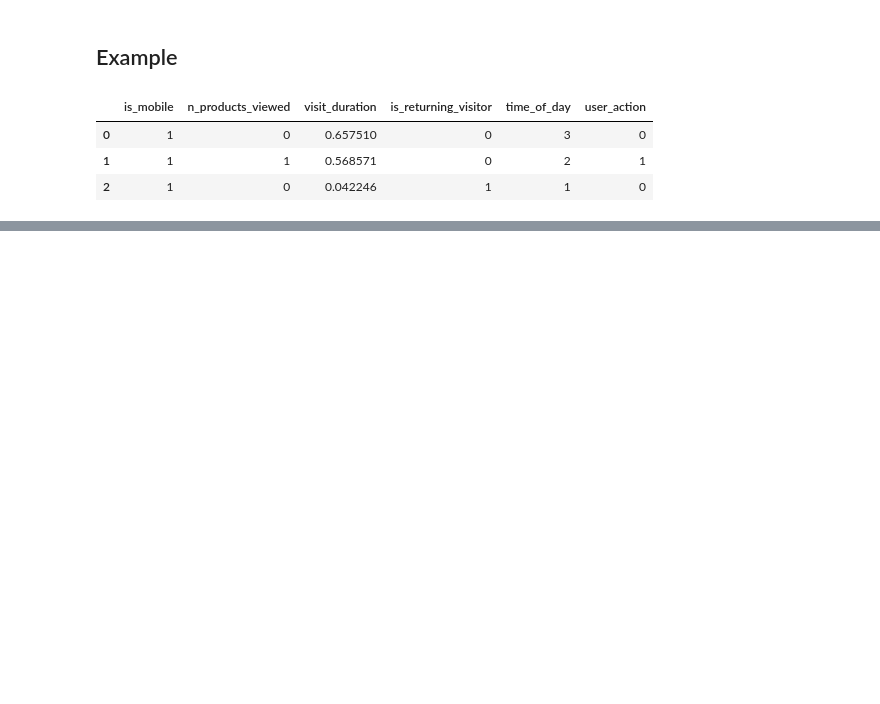
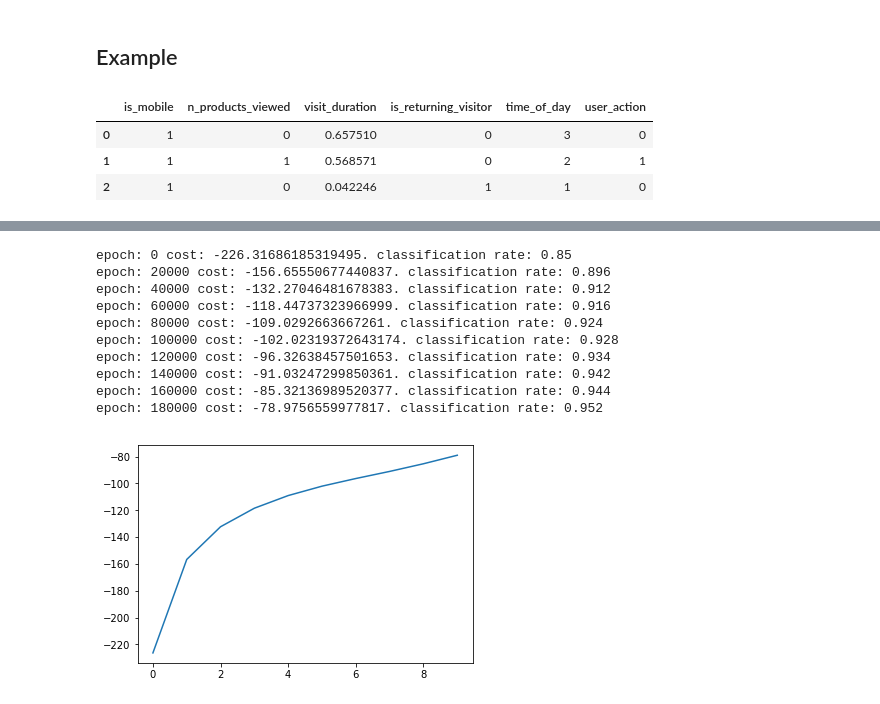
Before and after one commit to alejandrox1/MachineLearning, a Jupyter notebook: deep_learning/Feedforward.ipynb, the cells around one changed output, grey strips where cells are left out. Cells and saved outputs as stored; diff of their text form; code cells hidden in the pictures; blank space fills up the shorter version.

```diff
--- a/deep_learning/Feedforward.ipynb
+++ b/deep_learning/Feedforward.ipynb
@@ -60,6 +102,19 @@ def classification_rate(target_labels, predicted_labels):
 def scatter(x, y):
     plt.scatter(x[:,0], x[:,1], c=y, s=100, alpha=0.5)
     plt.show();
+
+def y2indicator(y, K):
+    '''Transfor Y into an indicator matrix
+    The indicator matrix will be an NxK matrix.
+
+    N : number of samples
+    K : number of classes in the output
+    '''
+    N = len(y)
+    ind = np.zeros((N, K))
+    for i in range(N):
+        ind[i, int(y[i])] = 1
+    return ind
 # %%
 Nclass = 500 # 500 samples per class
 D = 2 # dimensions
@@ -143,7 +198,7 @@ df.head(3)
 X, Y = get_data(df)
 
 D = X.shape[1] # dimensions
-M = 5 # Number of Hidden layers
+M = 50 # Number of Hidden layers
 K = len(set(Y)) # number of classes
 
 W1 = np.random.randn(D, M)
@@ -160,0 +250,35 @@ Classification rate for randomly chosen weights: 0.388
+# %%
+T = y2indicator(Y, K)
+
+epochs = 200000
+epoch_rate = 20000
+learning_rate = 10e-6
+costs = []
+for epoch in range(epochs):
+    output, hidden = forward(X, W1, b1, W2, b2)
+    if epoch % epoch_rate == 0:
+        c = cost(T, output)
+        P = np.argmax(output, axis=1)
+        r = classification_rate(Y, P)
+        print('epoch: {} cost: {}. classification rate: {}'.format(epoch, c, r))
+        costs.append(c)
+
+    W2 += learning_rate * derivative_W2(hidden, T, output)
+    b2 += learning_rate * derivative_b2(T, output)
+    W1 += learning_rate * derivative_W1(X, hidden, T, output, W2)
+    b1 += learning_rate * derivative_b1(T, output, W2, hidden)
+
+plt.plot(costs)
+plt.show();
+# %% [output]
+epoch: 0 cost: -226.31686185319495. classification rate: 0.85
+epoch: 20000 cost: -156.65550677440837. classification rate: 0.896
+epoch: 40000 cost: -132.27046481678383. classification rate: 0.912
+epoch: 60000 cost: -118.44737323966999. classification rate: 0.916
+epoch: 80000 cost: -109.0292663667261. classification rate: 0.924
+epoch: 100000 cost: -102.02319372643174. classification rate: 0.928
+epoch: 120000 cost: -96.32638457501653. classification rate: 0.934
+epoch: 140000 cost: -91.03247299850361. classification rate: 0.942
+epoch: 160000 cost: -85.32136989520377. classification rate: 0.944
+epoch: 180000 cost: -78.9756559977817. classification rate: 0.952
+[figure, added]
```
Also changed, not shown: parts of 8 cells of this notebook, 3 other files.
